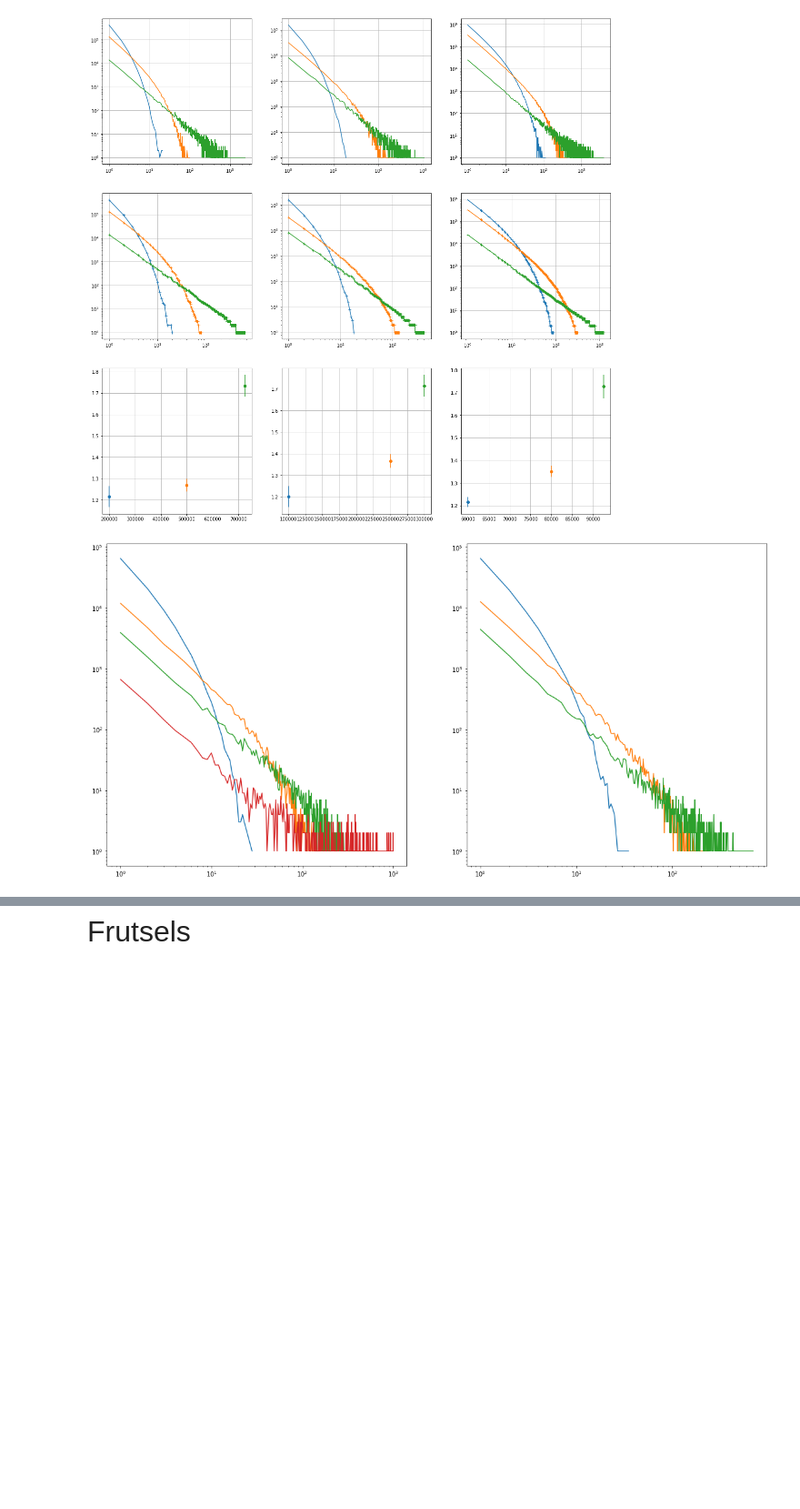
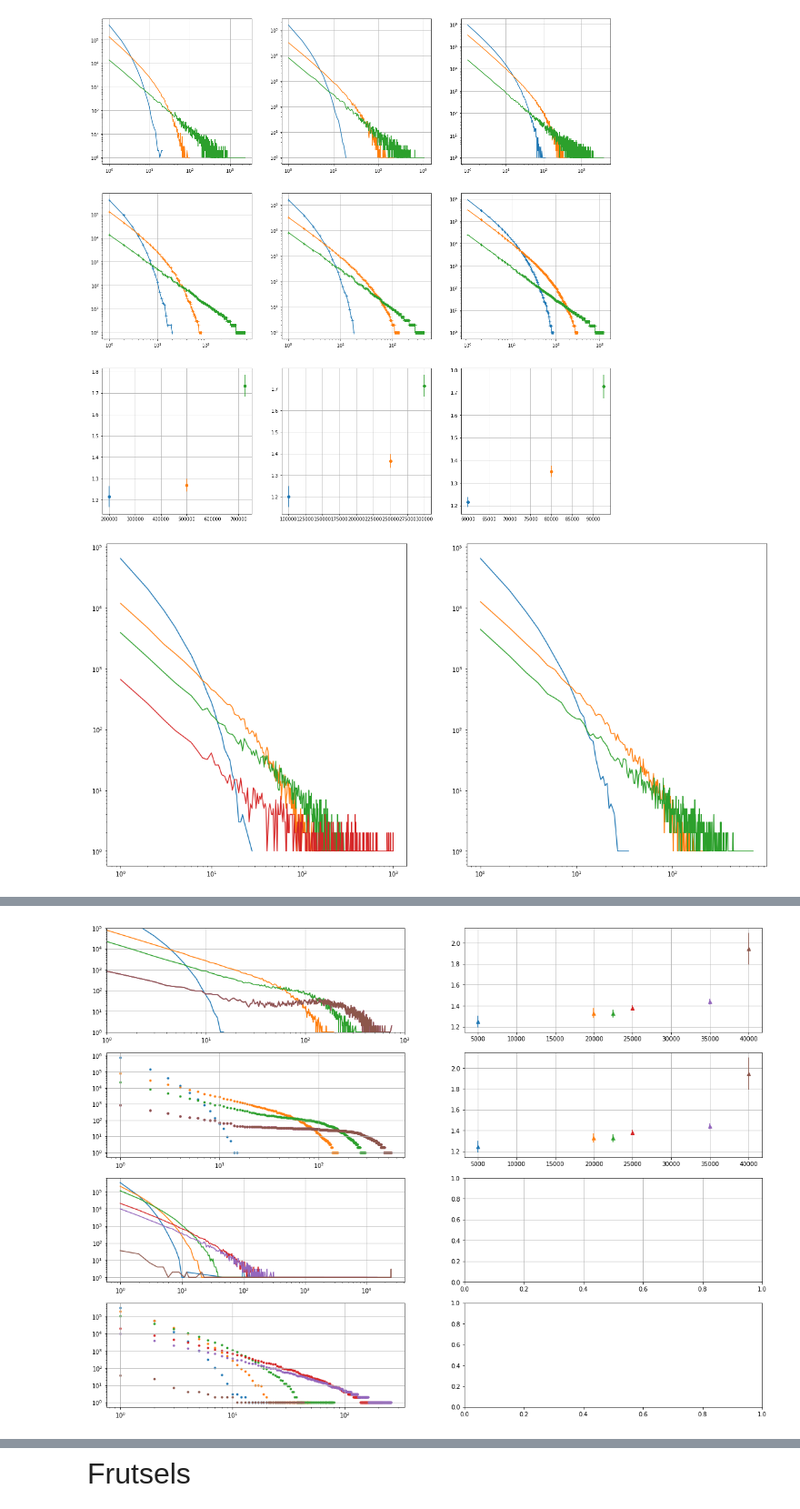
Before and after one commit to Sennevw/Masters-thesis, a Jupyter notebook: dataverwerking.ipynb, the cells around one changed output, grey strips where cells are left out. Shown at 91% size. Drawn from its saved outputs; the diff is of its cells as text; code cells hidden in the pictures; blank space fills up the shorter version.

```diff
--- a/dataverwerking.ipynb
+++ b/dataverwerking.ipynb
@@ -537,0 +685,67 @@ for i in range((len(name))):
+# %%
+name = [5000, 20000, 22500, 25000, 35000, 40000]
+name2 = [5000, 10000, 15000, 22500, 23750, 25000 ]
+
+
+fig, ax = plt.subplots(4, 2, figsize=(20, 15))
+def plot_rank_frequency(amount, xmin, xmax):
+    ccdf = np.sort(amount)[::-1]
+    ranks = np.arange(1, len(ccdf)+1)
+    return ccdf
+
+def calc_alpha(amount, size, xmin, xmax):
+    alpha = 1 + len(amount[xmin:xmax]) / (np.sum(np.log(amount[xmin:xmax]/ (np.min(amount[xmin:xmax]) - 0.5))))
+    xmin2 = size[xmin]
+    invSigma = np.sqrt(len(amount[xmin:xmax]) * ( (zeta(alpha, xmin2, 2)/zeta(alpha, xmin2)) - (zeta(alpha, xmin2, 1)/zeta(alpha,xmin2))**2 ))
+    sigma = 1/invSigma
+    return [alpha, sigma]
+
+ax[0, 0].set_xlim(1, 1000)
+ax[0, 0].set_ylim(1, 100000)
+ax[0, 0].grid()
+ax[0, 1].grid()
+ax[1,0].grid()
+ax[1,1].grid()
+ax[2,0].grid()
+ax[2,1].grid()
+ax[3,0].grid()
+
+
+ax[1,0].set_xscale('log')
+ax[1,0].set_yscale('log')
+ax[3,0].set_xscale('log')
+ax[3,0].set_yscale('log')
+
+
+lims = [[0, 20], [0, -1], [0, -1], [0, -1], [0, -1], [0, -1], [0, -1], [0, -1], [0, -1]]
+
+cmap = plt.get_cmap('tab10')
+for i in range((len(name))):
+    size, amount = np.loadtxt("Pref_attach/False/r20_2D_500/r20_2D_500_{}_0.100000_0.txt".format(name[i]), skiprows=2, unpack=True)
+    ax[0, 0].loglog(size, amount, label="Time {}".format(name[i]), c=cmap(i))
+    ccdf = np.sort(amount)[::-1]
+    ranks = np.arange(1, len(ccdf)+1)
+    ax[1, 0].scatter(ranks, ccdf, label="Time {}".format(name[i]), c=cmap(i), marker='.')
+
+
+
+    size, amount = np.loadtxt("Pref_attach/rmax_2D_500_{}_0.100000_0.txt".format(name2[i]), skiprows=2, unpack=True)
+    ax[2, 0].loglog(size, amount, label="Time {}".format(name2[i]), c=cmap(i))
+    ccdf = np.sort(amount)[::-1]
+    ranks = np.arange(1, len(ccdf)+1)
+    ax[3, 0].scatter(ranks, ccdf, label="Time {}".format(name2[i]), c=cmap(i), marker='.')
+
+    lower_lim = lims[i][0]
+    upper_lim = lims[i][1]
+
+    out = calc_alpha(amount, size, lower_lim, upper_lim)
+
+    ax[0,1].errorbar(name[i], out[0], yerr=out[1], fmt='^', c=cmap(i))
+
+
+    out1 = calc_alpha(ccdf, size, lower_lim, upper_lim)
+
+
+    ax[1,1].errorbar(name[i], out1[0], yerr=out1[1], fmt='^', c=cmap(i))
+# %% [output]
+[figure, added]
```
Also changed, not shown: parts of 9 cells of this notebook, 9 other files.
